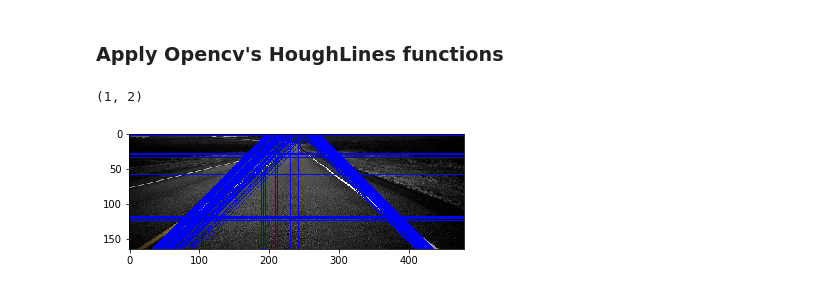
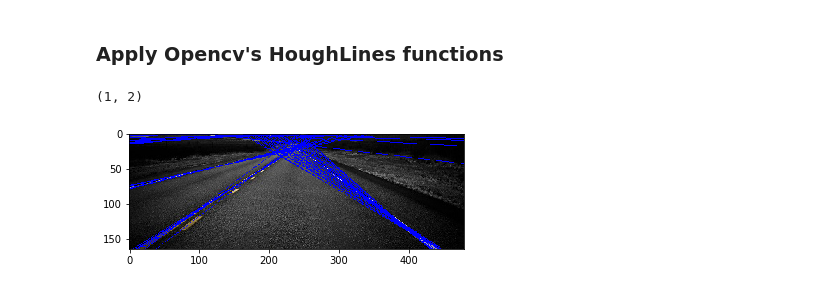
Before and after one commit to ghaiszaher/Image-Processing-Lab, a Jupyter notebook: jupyter/05-hough_m_b.ipynb, the cells around one changed output. Cells and saved outputs as stored; diff of their text form; code cells hidden in the pictures.

Commit message:
readme + hough rho theta

```diff
--- a/jupyter/05-hough_m_b.ipynb
+++ b/jupyter/05-hough_m_b.ipynb
@@ -158,22 +158,22 @@ plt.imshow(im)
 # %%
 im = img.copy()
 
-lines = cv2.HoughLines(bw, 0.001, np.pi/360, 0)
-for i in range(100):
+lines = cv2.HoughLines(bw, 1, np.pi/360, 0)
+for i in range(50):
     for rho,theta in lines[i]:
         a = np.cos(theta)
         b = np.sin(theta)
         x0 = a*rho
         y0 = b*rho
         x1 = int(x0 + 1000*(-b))
         y1 = int(y0 + 1000*(a))
         x2 = int(x0 - 1000*(-b))
         y2 = int(y0 - 1000*(a))
 
         cv2.line(im,(x1,y1),(x2,y2),(0,0,255),1)
 
 plt.imshow(im)
 print(lines[0].shape)
 # %% [output]
 (1, 2)
-[figure, old version]
+[figure, new version]
```
Also changed, not shown: parts of 1 cell of this notebook, 3 other files.
